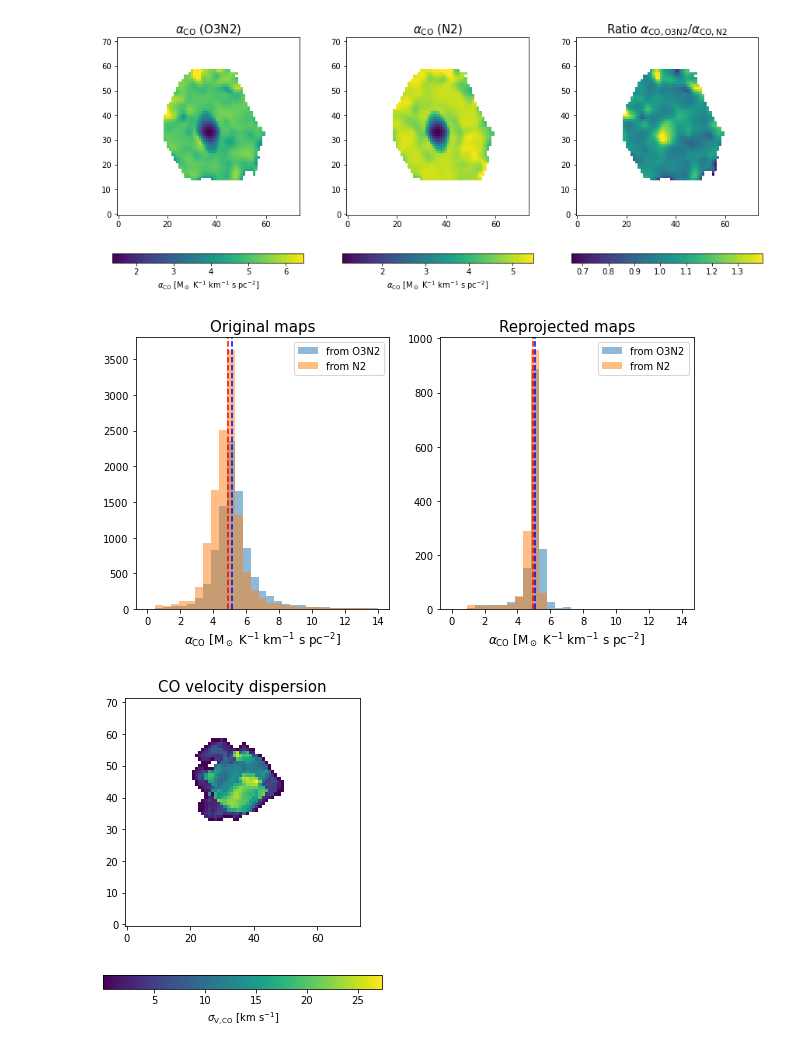
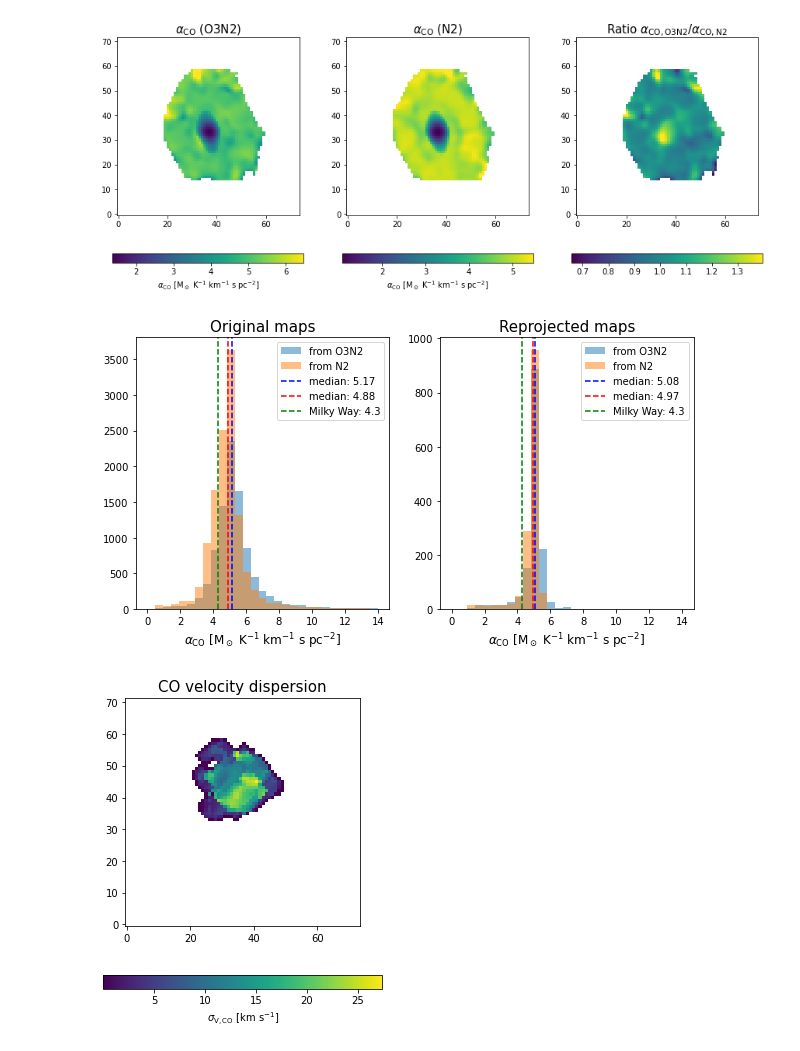
Before and after one commit to Bruno-Rodriguez/quenching-nearby-galaxies, a Jupyter notebook: astrophysical-properties.ipynb, the cells around one changed output. Drawn from its saved outputs; the diff is of its cells as text; code cells hidden in the pictures.

```diff
--- a/astrophysical-properties.ipynb
+++ b/astrophysical-properties.ipynb
@@ -352,7 +336,0 @@ plt.show()
-# %%
-fig, ax = plt.subplots(figsize=(10,10))
-ax.scatter(F_Hb/e_F_Hb,A_Ha,s=0.5)
-#ax.set_xscale('log')
-#ax.set_yscale('log')
-#ax.set_xlim(xmin=10**-6)
-plt.show()
@@ -635,7 +516,7 @@ N2_rep = np.log10(F_NII_rep/F_Ha_rep)
 Z_O3N2_rep = np.power(10,-12 + 8.533 - 0.214*O3N2_rep)/Z_sun
 Z_N2_rep = np.power(10,-12 + 8.743 + 0.462*N2_rep)/Z_sun
 # %%
-fig, axs = plt.subplots(2,2,figsize=(10,10))
+fig, axs = plt.subplots(2,2,figsize=(10,11))
 for ax,frame,title,label in zip(axs.ravel(),[O3N2,N2,np.log10(Z_O3N2),np.log10(Z_N2)],
                           [r'O3N2',r'N2',r'Z$_\mathrm{O3N2}$','Z$_\mathrm{N2}$'],['','',r'log(Z/Z$_\odot$)',r'log(Z/Z$_\odot$)']):
     im = ax.imshow(frame,origin='lower')
@@ -648,5 +529,5 @@ plt.show()
 # %%
-fig, axs = plt.subplots(2,2,figsize=(10,10))
+fig, axs = plt.subplots(2,2,figsize=(9,10))
 for ax,frame,title,label in zip(axs.ravel(),[O3N2_rep,N2_rep,np.log10(Z_O3N2_rep),np.log10(Z_N2_rep)],
                           [r'O3N2',r'N2',r'Z$_\mathrm{O3N2}$','Z$_\mathrm{N2}$'],['','',r'log(Z/Z$_\odot$)',r'log(Z/Z$_\odot$)']):
     im = ax.imshow(frame,origin='lower')
@@ -682,12 +563,12 @@ S_GMC = 1
 alphaCO_O3N2_rep = 2.9*np.exp(0.4/(S_GMC*Z_O3N2_rep))*np.power(S_star_rep/10**8,np.where(S_star_rep>10**8,-0.5,0))
 alphaCO_N2_rep = 2.9*np.exp(0.4/(S_GMC*Z_N2_rep))*np.power(S_star_rep/10**8,np.where(S_star_rep>10**8,-0.5,0))
 # %%
-fig, axs = plt.subplots(1,3,figsize=(15,6))
+fig, axs = plt.subplots(1,3,figsize=(30,12))
 for ax,frame,title,label in zip(axs.ravel(),[alphaCO_O3N2,alphaCO_N2,alphaCO_O3N2/alphaCO_N2],
                           [r'$\alpha_\mathrm{CO}$ (O3N2)',r'$\alpha_\mathrm{CO}$ (N2)',r'Ratio $\alpha_\mathrm{CO,O3N2}/\alpha_\mathrm{CO,N2}$'],[r'$\alpha_\mathrm{CO}$ [M$_\odot$ K$^{-1}$ km$^{-1}$ s pc$^{-2}$]',r'$\alpha_\mathrm{CO}$ [M$_\odot$ K$^{-1}$ km$^{-1}$ s pc$^{-2}$]','']):
     data = frame#np.where(region&(EW_Ha>6),frame,np.nan)
     im = ax.imshow(data,origin='lower',vmax=np.nanpercentile(data,99))
     fig.colorbar(im,ax=ax,orientation='horizontal',label=label)
-    ax.set_title(title,size=15)
+    ax.set_title(title,size=20)
 plt.show()
 # %% [output]
@@ -706,14 +587,15 @@ plt.show()
 # %%
 fig, axs = plt.subplots(1,2,figsize=(10,5))
 for ax,O3N2,N2,title in zip(axs.ravel(),[alphaCO_O3N2,alphaCO_O3N2_rep],[alphaCO_N2,alphaCO_N2_rep],['Original maps','Reprojected maps']):
     ax.hist(O3N2.flatten(),bins=np.linspace(0.,14,30),alpha=0.5,label='from O3N2')
     ax.hist(N2.flatten(),bins=np.linspace(0.,14,30),alpha=0.5,label='from N2')
-    ax.axvline(np.nanmedian(O3N2),ls='--',c='b')
-    ax.axvline(np.nanmedian(N2),ls='--',c='r')
+    ax.axvline(np.nanmedian(O3N2),ls='--',c='b',label=f'median: {np.nanmedian(O3N2):.3}')
+    ax.axvline(np.nanmedian(N2),ls='--',c='r',label=f'median: {np.nanmedian(N2):.3}')
+    ax.axvline(alphaCO_MW,ls='--',c='g',label=f'Milky Way: {alphaCO_MW:.3}')
     ax.set_title(title,size=15)
     ax.set_xlabel(r'$\alpha_\mathrm{CO}$ [M$_\odot$ K$^{-1}$ km$^{-1}$ s pc$^{-2}$]',size=12)
     ax.legend(loc='best')
 plt.show()
 # %% [output]
-[figure, old version]
+[figure, new version]
 # %%
```
Also changed, not shown: parts of 63 cells of this notebook.
